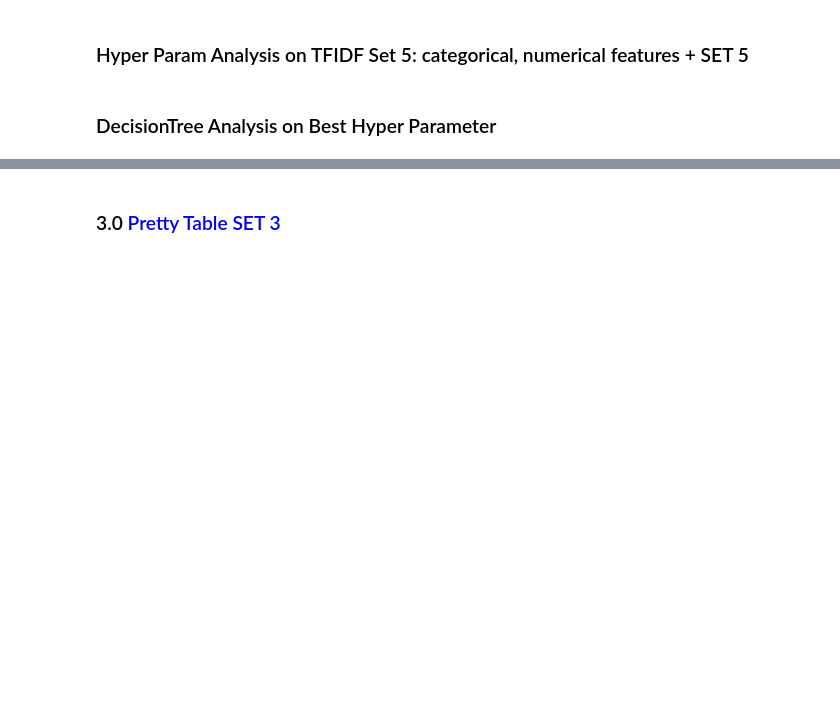
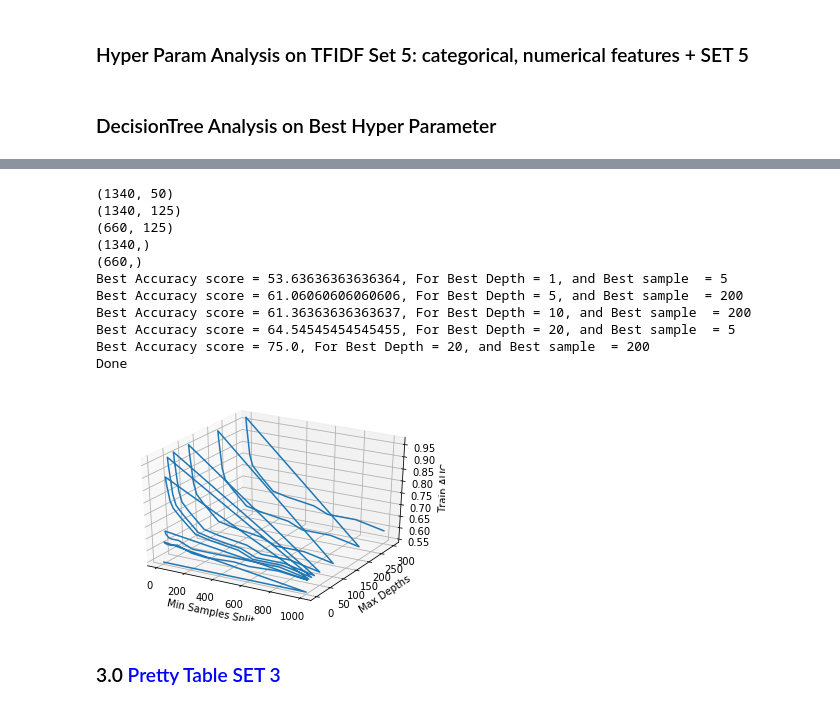
Before and after one commit to VipinJain1/VIP-DecisionTree, a Jupyter notebook: Decision_Tree.ipynb, the cells around one changed output, grey strips where cells are left out. Cells and saved outputs as stored; diff of their text form; code cells hidden in the pictures; blank space fills up the shorter version.

```diff
--- a/Decision_Tree.ipynb
+++ b/Decision_Tree.ipynb
@@ -1708,3 +1786,18 @@ Test confusion matrix
+# %%
+Bestmax_depth,Bestmin_samples_split=DecisionTree_for_better_important_features(X_tr_set5,y_train,X_te_set5,y_test,set5_Bestmax_depth, set5_Bestmin_samples_split)
+# %% [output]
+(1340, 50)
+(1340, 125)
+(660, 125)
+(1340,)
+(660,)
+Best Accuracy score = 53.63636363636364, For Best Depth = 1, and Best sample  = 5
+Best Accuracy score = 61.06060606060606, For Best Depth = 5, and Best sample  = 200
+Best Accuracy score = 61.36363636363637, For Best Depth = 10, and Best sample  = 200
+Best Accuracy score = 64.54545454545455, For Best Depth = 20, and Best sample  = 5
+Best Accuracy score = 75.0, For Best Depth = 20, and Best sample  = 200
+Done
+[figure, added]
 # %% [markdown]
 ### 3.0 <font color='Blue'> Pretty Table  SET 3</font>
 # %%
```
Also changed, not shown: parts of 30 cells of this notebook.
